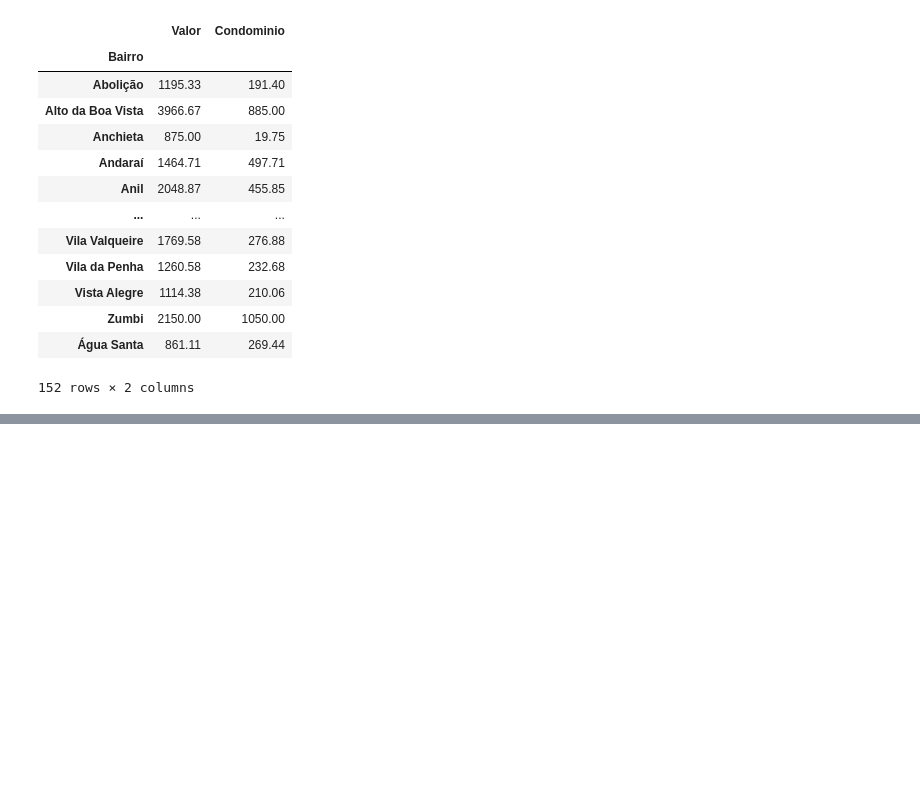
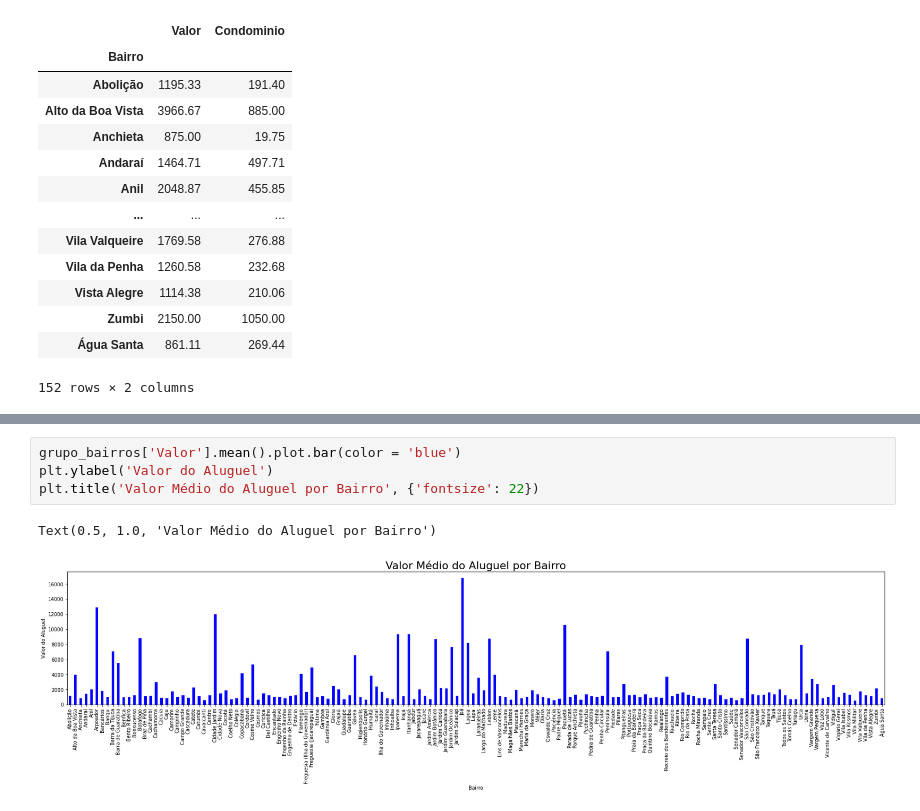
Before and after one commit to fjcintra/pandas-course, a Jupyter notebook: estatisticas-descritivas.ipynb, the cells around one changed output, grey strips where cells are left out. Drawn from its saved outputs; the diff is of its cells as text; blank space fills up the shorter version.

```diff
--- a/estatisticas-descritivas.ipynb
+++ b/estatisticas-descritivas.ipynb
@@ -57,0 +102,7 @@ grupo_bairros['Valor', 'Condominio'].mean().round(2)
+# %%
+grupo_bairros['Valor'].mean().plot.bar(color = 'blue')
+plt.ylabel('Valor do Aluguel')
+plt.title('Valor Médio do Aluguel por Bairro', {'fontsize': 22})
+# %% [output]
+Text(0.5, 1.0, 'Valor Médio do Aluguel por Bairro')
+[figure, added]
```
Also changed, not shown: parts of 5 cells of this notebook.
